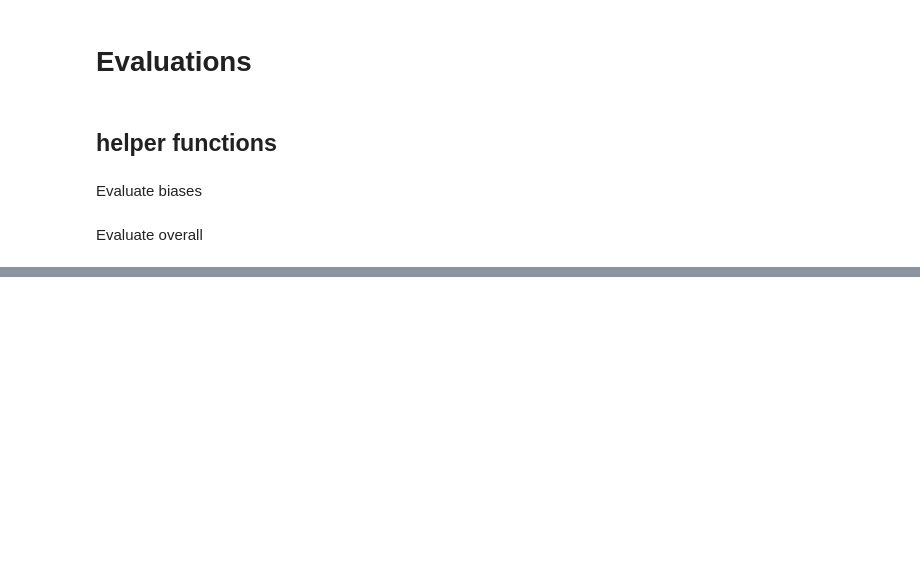
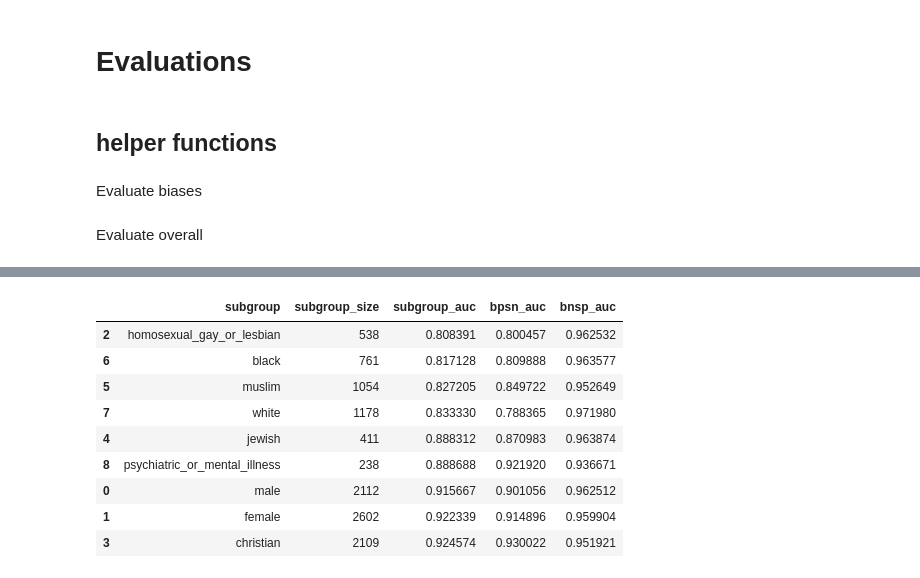
Before and after one commit to imbealopez/Toxicity-Detection, a Jupyter notebook: ToxicityDetection.ipynb, the cells around one changed output, grey strips where cells are left out. Drawn from its saved outputs; the diff is of its cells as text; code cells hidden in the pictures; blank space fills up the shorter version.

```diff
--- a/ToxicityDetection.ipynb
+++ b/ToxicityDetection.ipynb
@@ -2744,4 +3405,19 @@ print(auc_score)
 # %%
 #only bias metric
-bias_metrics_df = compute_bias_metrics_for_model(test_private_comments_bool, identity_columns, MODEL_NAME, TOXICITY_COLUMN)
+TOXICITY_COLUMN = 'toxicity'
+bias_metrics_df = compute_bias_metrics_for_model(test_private_comments_bool, identity_columns, MODEL_NAME,'toxicity')
 bias_metrics_df
+
+#another overall auc
+#get_final_metric(bias_metrics_df, calculate_overall_auc(test_private_comments_bool, MODEL_NAME))
+# %% [output]
+|  | subgroup | subgroup_size | subgroup_auc | bpsn_auc | bnsp_auc |
+| 2 | homosexual_gay_or_lesbian | 538 | 0.808391 | 0.800457 | 0.962532 |
+| 6 | black | 761 | 0.817128 | 0.809888 | 0.963577 |
+| 5 | muslim | 1054 | 0.827205 | 0.849722 | 0.952649 |
+| 7 | white | 1178 | 0.833330 | 0.788365 | 0.971980 |
+| 4 | jewish | 411 | 0.888312 | 0.870983 | 0.963874 |
+| 8 | psychiatric_or_mental_illness | 238 | 0.888688 | 0.921920 | 0.936671 |
+| 0 | male | 2112 | 0.915667 | 0.901056 | 0.962512 |
+| 1 | female | 2602 | 0.922339 | 0.914896 | 0.959904 |
+| 3 | christian | 2109 | 0.924574 | 0.930022 | 0.951921 |
```
Also changed, not shown: parts of 61 cells of this notebook.
